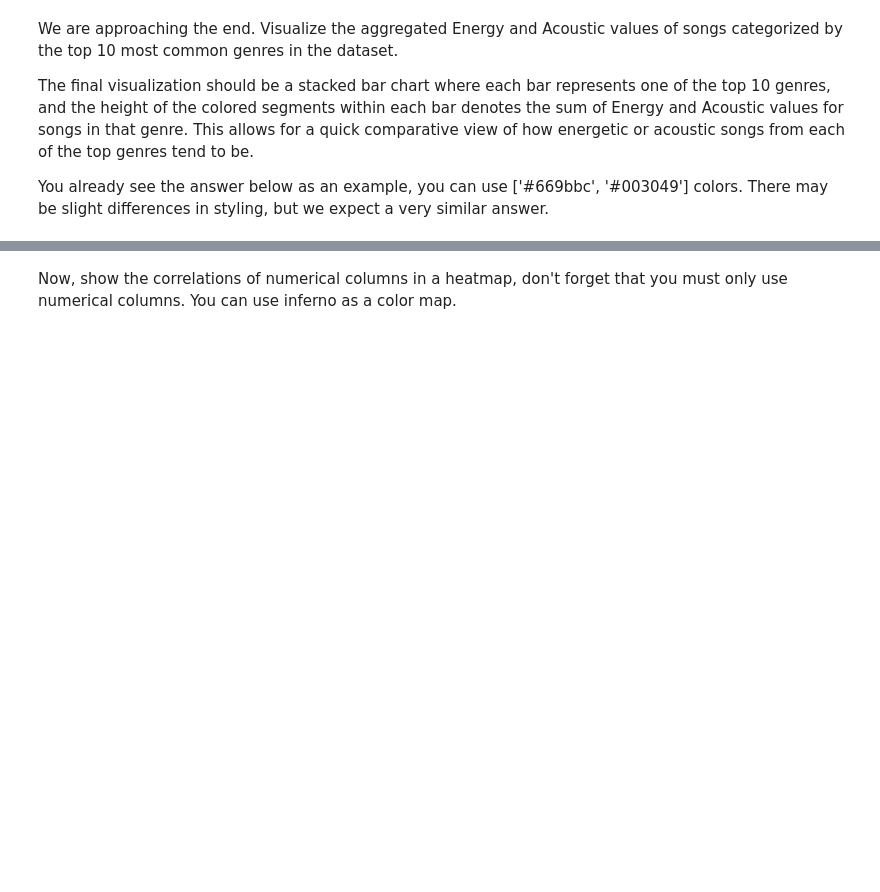
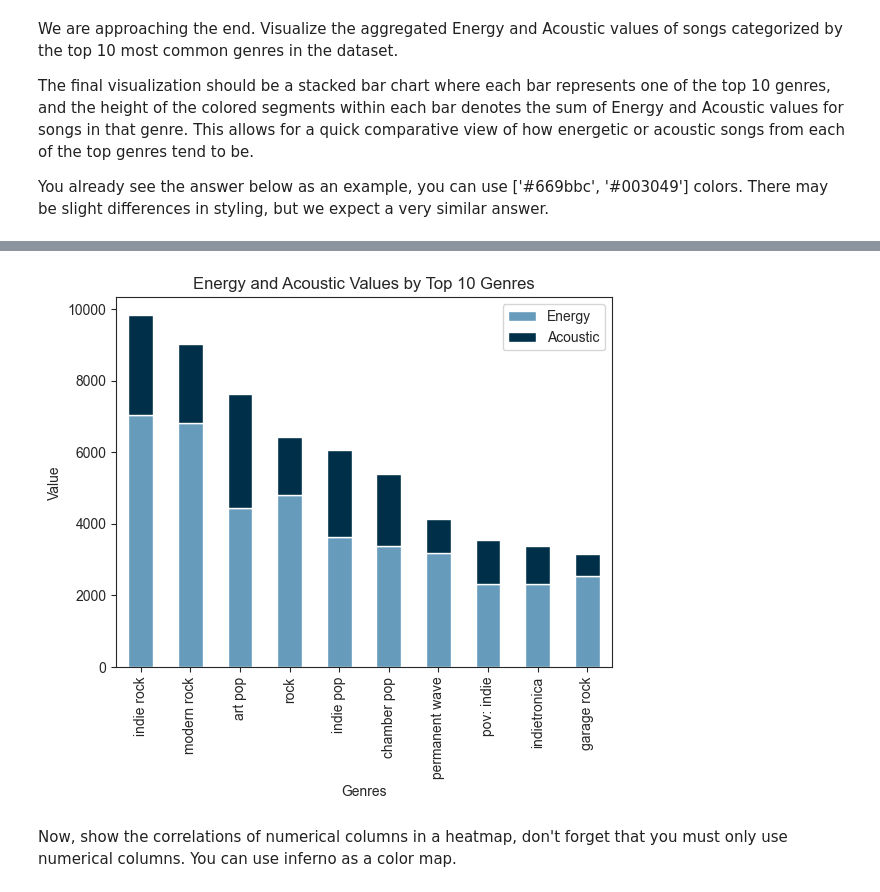
Before and after one commit to firatbatar/SU-Undergraduate-CS210, a Jupyter notebook: Homeworks/HW1/CS210 - Homework 1 - Spotify Playlist Analysis.ipynb, the cells around one changed output, grey strips where cells are left out. Cells and saved outputs as stored; diff of their text form; code cells hidden in the pictures; blank space fills up the shorter version.

```diff
--- a/Homeworks/HW1/CS210 - Homework 1 - Spotify Playlist Analysis.ipynb
+++ b/Homeworks/HW1/CS210 - Homework 1 - Spotify Playlist Analysis.ipynb
@@ -323,12 +409,39 @@ You already see the answer below as an example, you can use ['#669bbc', '#003049
 <img src="https://i.imgur.com/eM0q688.png" alt="barplot-210" border="0" width="500">
 # %%
 #7pts
+genre_dict = dict()
+
+for idx, entry in df[["Genres", "Energy", "Acoustic"]].iterrows():
+    genres = [genre.strip().lower() for genre in entry["Genres"].split(",")]  # Multiple genres are seperated by a comma
+    energy_score = entry["Energy"]
+    acoustic_score = entry["Acoustic"]
+    for genre in genres:
+        if genre in genre_dict:
+            genre_dict[genre]["Energy"] += energy_score
+            genre_dict[genre]["Acoustic"] += acoustic_score
+            genre_dict[genre]["Frequency"] += 1
+        else:
+            genre_dict[genre] = dict.fromkeys(("Energy", "Acoustic", "Frequency"), None)
+            genre_dict[genre]["Energy"] = energy_score
+            genre_dict[genre]["Acoustic"] = acoustic_score
+            genre_dict[genre]["Frequency"] = 1
+
+# Create an empty DataFrame to hold the energy and acoustic values by genres
+energy_acoustic = pd.DataFrame(columns=["Genre", "Energy", "Acoustic", "Frequency"])
+
+for genre in genre_dict:
+    new_entry = {"Genre": genre} | genre_dict[genre]
+    energy_acoustic.loc[len(energy_acoustic)] = new_entry
+
+energy_acoustic_top_10 = energy_acoustic.sort_values(by='Frequency', ascending=False).reset_index()[:10][["Genre", "Energy", "Acoustic"]]
+
 with sns.axes_style("ticks"):
     fig, ax = plt.subplots()
-
-    # sns.
-
+    energy_acoustic_top_10.plot(kind="bar", stacked=True, color=['#669bbc', '#003049'], x="Genre", ax=ax)
+    ax.set(title="Energy and Acoustic Values by Top 10 Genres", xlabel="Genres", ylabel="Value")
     plt.show()
+# %% [output]
+[figure, added]
 # %% [markdown]
 Now, show the correlations of numerical columns in a heatmap, don't forget that you must only use numerical columns. You can use inferno as a color map.
 # %%
```
Also changed, not shown: parts of 14 cells of this notebook.
